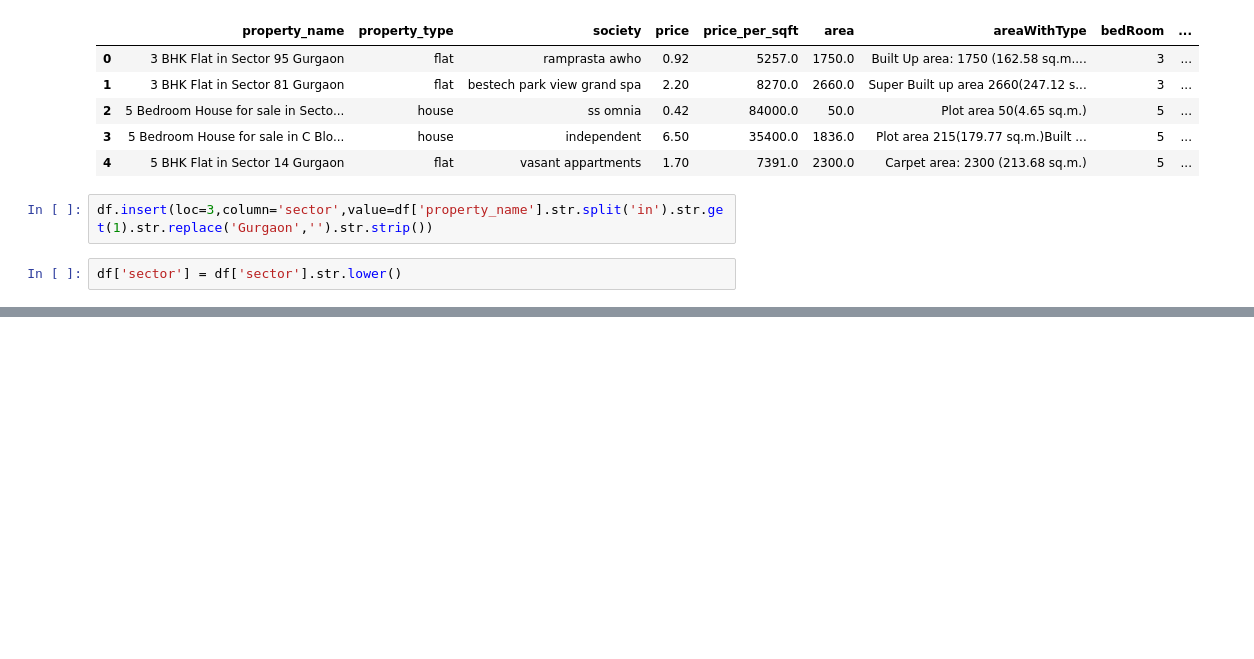
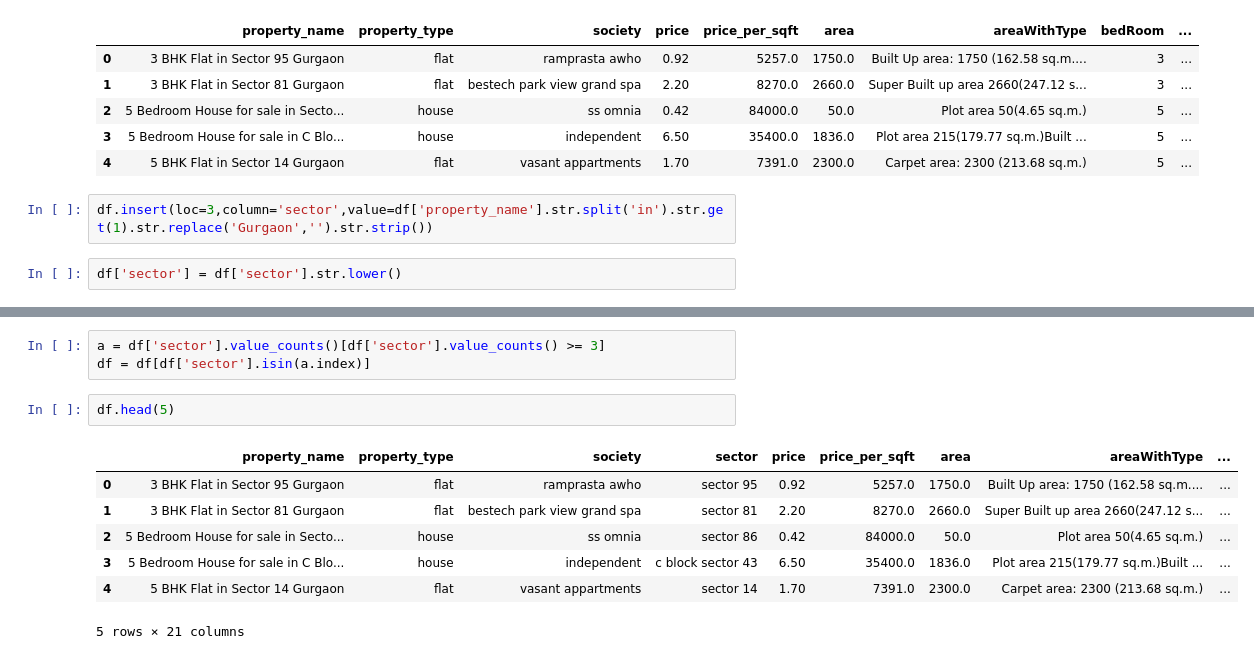
Before and after one commit to srinu-nayak/Real-Estate-House-Price-Prediction, a Jupyter notebook: data-preprocessing-level2.ipynb, the cells around one changed output, grey strips where cells are left out. Cells and saved outputs as stored; diff of their text form; blank space fills up the shorter version.

Commit message:
cleaned sector column

```diff
--- a/data-preprocessing-level2.ipynb
+++ b/data-preprocessing-level2.ipynb
@@ -75,0 +161,13 @@ df['sector'] = df['sector'].str.lower()
+# %%
+a = df['sector'].value_counts()[df['sector'].value_counts() >= 3]
+df = df[df['sector'].isin(a.index)]
+# %%
+df.head(5)
+# %% [output]
+|  | property_name | property_type | society | sector | price | price_per_sqft | area | areaWithType | ... |
+| 0 | 3 BHK Flat in Sector 95 Gurgaon | flat | ramprasta awho | sector 95 | 0.92 | 5257.0 | 1750.0 | Built Up area: 1750 (162.58 sq.m.... | ... |
+| 1 | 3 BHK Flat in Sector 81 Gurgaon | flat | bestech park view grand spa | sector 81 | 2.20 | 8270.0 | 2660.0 | Super Built up area 2660(247.12 s... | ... |
+| 2 | 5 Bedroom House for sale in Secto... | house | ss omnia | sector 86 | 0.42 | 84000.0 | 50.0 | Plot area 50(4.65 sq.m.) | ... |
+| 3 | 5 Bedroom House for sale in C Blo... | house | independent | c block sector 43 | 6.50 | 35400.0 | 1836.0 | Plot area 215(179.77 sq.m.)Built ... | ... |
+| 4 | 5 BHK Flat in Sector 14 Gurgaon | flat | vasant appartments | sector 14 | 1.70 | 7391.0 | 2300.0 | Carpet area: 2300 (213.68 sq.m.) | ... |
+5 rows × 21 columns
```
Also changed, not shown: parts of 8 cells of this notebook.
